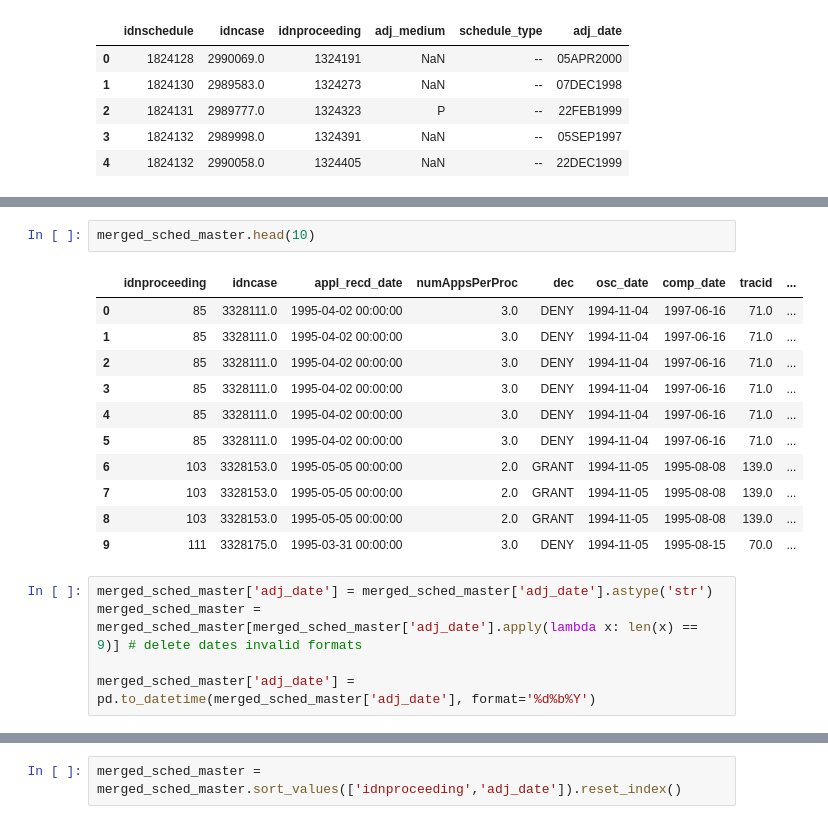
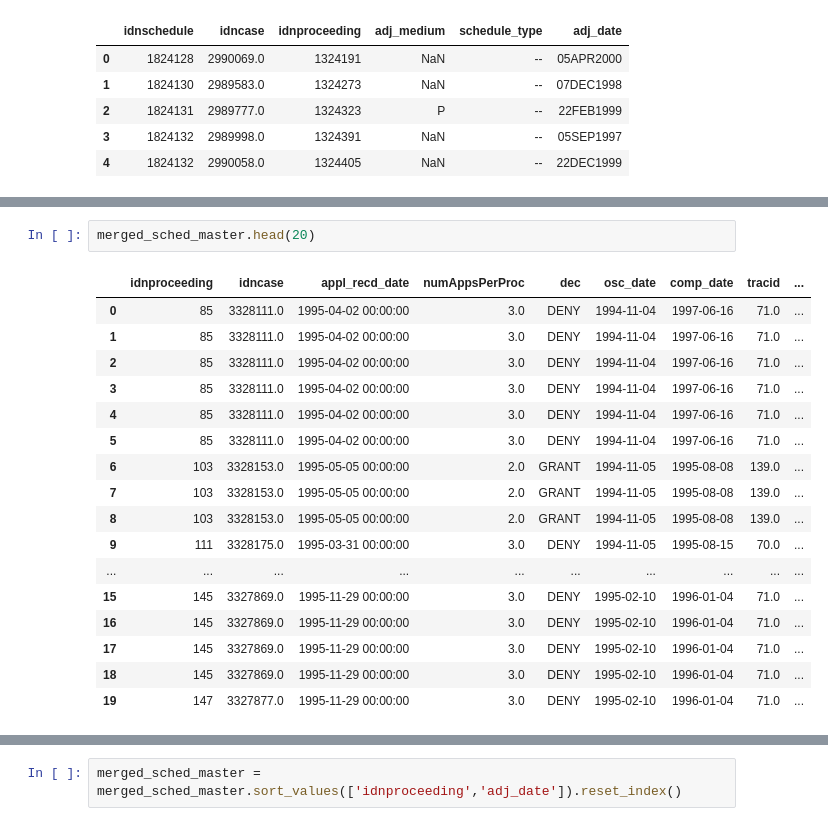
Before and after one commit to aspenyoo/refugees, a Jupyter notebook: Cleaning Schedule.ipynb, the cells around one changed output, grey strips where cells are left out. Cells and saved outputs as stored; diff of their text form.

```diff
--- a/Cleaning Schedule.ipynb
+++ b/Cleaning Schedule.ipynb
@@ -98,19 +128,20 @@ dtype: int64
 # %%
-merged_sched_master.head(10)
+merged_sched_master.head(20)
 # %% [output]
 |  | idnproceeding | idncase | appl_recd_date | numAppsPerProc | dec | osc_date | comp_date | tracid | ... |
 | 0 | 85 | 3328111.0 | 1995-04-02 00:00:00 | 3.0 | DENY | 1994-11-04 | 1997-06-16 | 71.0 | ... |
 | 1 | 85 | 3328111.0 | 1995-04-02 00:00:00 | 3.0 | DENY | 1994-11-04 | 1997-06-16 | 71.0 | ... |
 | 2 | 85 | 3328111.0 | 1995-04-02 00:00:00 | 3.0 | DENY | 1994-11-04 | 1997-06-16 | 71.0 | ... |
 | 3 | 85 | 3328111.0 | 1995-04-02 00:00:00 | 3.0 | DENY | 1994-11-04 | 1997-06-16 | 71.0 | ... |
 | 4 | 85 | 3328111.0 | 1995-04-02 00:00:00 | 3.0 | DENY | 1994-11-04 | 1997-06-16 | 71.0 | ... |
 | 5 | 85 | 3328111.0 | 1995-04-02 00:00:00 | 3.0 | DENY | 1994-11-04 | 1997-06-16 | 71.0 | ... |
 | 6 | 103 | 3328153.0 | 1995-05-05 00:00:00 | 2.0 | GRANT | 1994-11-05 | 1995-08-08 | 139.0 | ... |
 | 7 | 103 | 3328153.0 | 1995-05-05 00:00:00 | 2.0 | GRANT | 1994-11-05 | 1995-08-08 | 139.0 | ... |
 | 8 | 103 | 3328153.0 | 1995-05-05 00:00:00 | 2.0 | GRANT | 1994-11-05 | 1995-08-08 | 139.0 | ... |
 | 9 | 111 | 3328175.0 | 1995-03-31 00:00:00 | 3.0 | DENY | 1994-11-05 | 1995-08-15 | 70.0 | ... |
+| ... | ... | ... | ... | ... | ... | ... | ... | ... | ... |
+| 15 | 145 | 3327869.0 | 1995-11-29 00:00:00 | 3.0 | DENY | 1995-02-10 | 1996-01-04 | 71.0 | ... |
+| 16 | 145 | 3327869.0 | 1995-11-29 00:00:00 | 3.0 | DENY | 1995-02-10 | 1996-01-04 | 71.0 | ... |
+| 17 | 145 | 3327869.0 | 1995-11-29 00:00:00 | 3.0 | DENY | 1995-02-10 | 1996-01-04 | 71.0 | ... |
+| 18 | 145 | 3327869.0 | 1995-11-29 00:00:00 | 3.0 | DENY | 1995-02-10 | 1996-01-04 | 71.0 | ... |
+| 19 | 147 | 3327877.0 | 1995-11-29 00:00:00 | 3.0 | DENY | 1995-02-10 | 1996-01-04 | 71.0 | ... |
-# %%
-merged_sched_master['adj_date'] = merged_sched_master['adj_date'].astype('str')
-merged_sched_master = merged_sched_master[merged_sched_master['adj_date'].apply(lambda x: len(x) == 9)] # delete dates invalid formats
-
-merged_sched_master['adj_date'] = pd.to_datetime(merged_sched_master['adj_date'], format='%d%b%Y')
```
Also changed, not shown: parts of 44 cells of this notebook, 1 other file.
